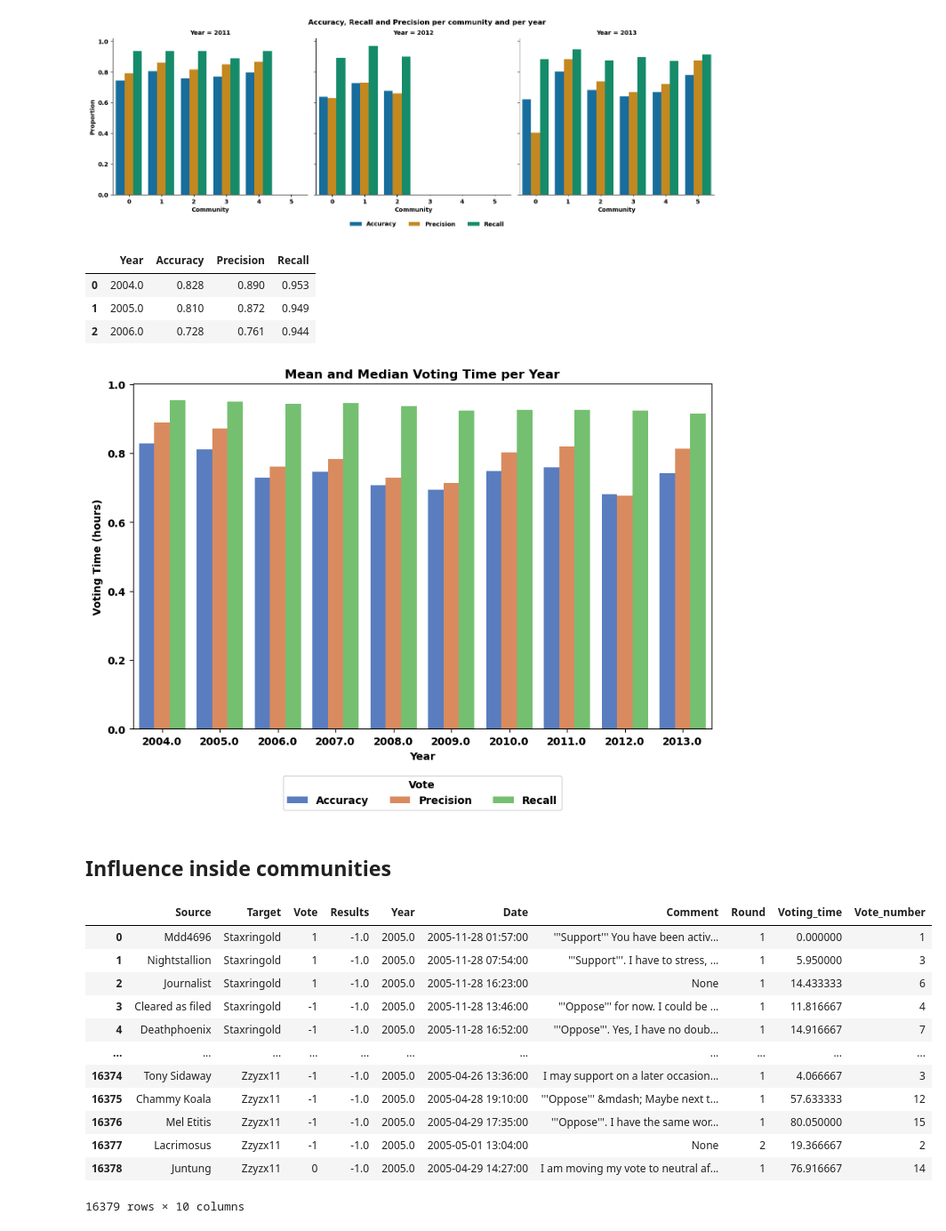
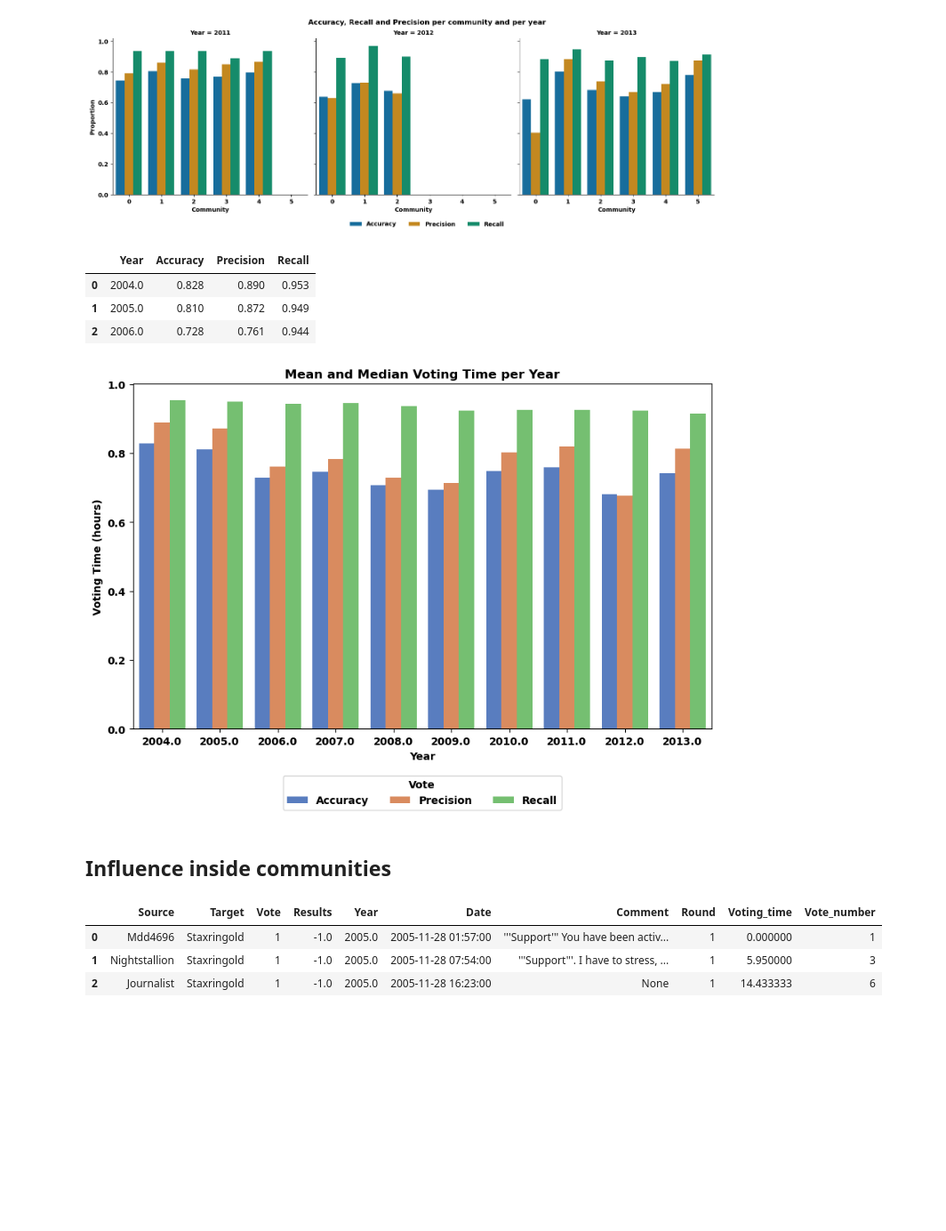
Before and after one commit to epfl-ada/ada-2023-project-abracadabra, a Jupyter notebook: community_analysis.ipynb, the cells around one changed output. Shown at 89% size. Cells and saved outputs as stored; diff of their text form; code cells hidden in the pictures; blank space fills up the shorter version.

```diff
--- a/community_analysis.ipynb
+++ b/community_analysis.ipynb
@@ -535,76 +174,25 @@ plot_recall_accuracy_precision_per_com(df_recall_accuracy_precision_com, [2011,
 [figure]
 [figure]
 [figure]
-# %%
-def calculate_accuracy_recall_precision_on_whole_years(group):
-    """ Plot the recall, accuracy and precision for a specific year
-    Args:
-        group (pd.DataFrame): Dataframe containing the vote and the results for one year
-    """
-    TP = np.sum((group['Vote'] == group['Results']) & (group['Vote'] == 1))
-    TN = np.sum((group['Vote'] == group['Results']) & (group['Vote'] == -1))
-    FN = np.sum((group['Vote'] != group['Results']) & (group['Vote'] == -1))
-    FP = np.sum((group['Vote'] != group['Results']) & (group['Vote'] == 1))
-    N = len(group['Vote'])
-
-    accuracy = (TP + TN) / N if N != 0 else np.nan
-    recall = TP / (TP + FN) if (TP + FN) != 0 else np.nan
-    precision = TP / (TP + FP) if (TP + FP) != 0 else np.nan
-
-    return pd.Series({
-        'Accuracy': np.round(accuracy,3),
-        'Precision': np.round(precision,3),
-        'Recall': np.round(recall,3)
-    })
-
-result_by_year = df_ref.groupby('Year').apply(calculate_accuracy_recall_precision_on_whole_years).reset_index()
-result_by_year.head(3)
-# %% [output]
-|  | Year | Accuracy | Precision | Recall |
-| 0 | 2004.0 | 0.828 | 0.890 | 0.953 |
-| 1 | 2005.0 | 0.810 | 0.872 | 0.949 |
-| 2 | 2006.0 | 0.728 | 0.761 | 0.944 |
-# %%
-def plot_accuracy_recall_precision_on_whole_years(df):
-    """ Plot the recall, accuracy and precision per years
-    Args:
-        df (pd.DataFrame): Dataframe containing the values to plot
-    """
-    # Transform the df in an appropriate form
-    melted_df = pd.melt(df[['Year', 'Accuracy',  'Precision', 'Recall']], id_vars=['Year'], var_name='Statistic', value_name='Value')
-    # Create a bar plot using Seaborn
-    plt.figure(figsize=(10, 6))
-    sns.barplot(x='Year', y='Value', hue='Statistic', data=melted_df, palette='muted')
-
-    # Add labels and title
-    plt.xlabel('Year')
-    plt.ylabel('Voting Time (hours)')
-    plt.title('Mean and Median Voting Time per Year')
-
-    # Add legend
-    plt.legend(title='Vote', loc='lower center', bbox_to_anchor=(0.5, -0.25), ncol=3)
-
-    # Show the plot
-    plt.show()
-plot_accuracy_recall_precision_on_whole_years(result_by_year)
-# %% [output]
-[figure, removed]
+# %%
+result_by_year = df_ref.groupby('Year').apply(calculate_accuracy_recall_precision_on_whole_years).reset_index()
+result_by_year.head(3)
+# %% [output]
+|  | Year | Accuracy | Precision | Recall |
+| 0 | 2004.0 | 0.828 | 0.890 | 0.953 |
+| 1 | 2005.0 | 0.810 | 0.872 | 0.949 |
+| 2 | 2006.0 | 0.728 | 0.761 | 0.944 |
+# %%
+plot_accuracy_recall_precision_on_whole_years(result_by_year)
+# %% [output]
+[figure, added]
 # %% [markdown]
 ## Influence inside communities
 # %%
 df_voting_time_2005 = (df_vote_evolution[df_vote_evolution['Year']==2005]).reset_index(drop=True)
-df_voting_time_2005
+df_voting_time_2005.head(3)
 # %% [output]
 |  | Source | Target | Vote | Results | Year | Date | Comment | Round | Voting_time | Vote_number |
 | 0 | Mdd4696 | Staxringold | 1 | -1.0 | 2005.0 | 2005-11-28 01:57:00 | '''Support''' You have been activ... | 1 | 0.000000 | 1 |
 | 1 | Nightstallion | Staxringold | 1 | -1.0 | 2005.0 | 2005-11-28 07:54:00 | '''Support'''. I have to stress, ... | 1 | 5.950000 | 3 |
 | 2 | Journalist | Staxringold | 1 | -1.0 | 2005.0 | 2005-11-28 16:23:00 | None | 1 | 14.433333 | 6 |
-| 3 | Cleared as filed | Staxringold | -1 | -1.0 | 2005.0 | 2005-11-28 13:46:00 | '''Oppose''' for now. I could be ... | 1 | 11.816667 | 4 |
-| 4 | Deathphoenix | Staxringold | -1 | -1.0 | 2005.0 | 2005-11-28 16:52:00 | '''Oppose'''. Yes, I have no doub... | 1 | 14.916667 | 7 |
-| ... | ... | ... | ... | ... | ... | ... | ... | ... | ... | ... |
-| 16374 | Tony Sidaway | Zzyzx11 | -1 | -1.0 | 2005.0 | 2005-04-26 13:36:00 | I may support on a later occasion... | 1 | 4.066667 | 3 |
-| 16375 | Chammy Koala | Zzyzx11 | -1 | -1.0 | 2005.0 | 2005-04-28 19:10:00 | '''Oppose''' &mdash; Maybe next t... | 1 | 57.633333 | 12 |
-| 16376 | Mel Etitis | Zzyzx11 | -1 | -1.0 | 2005.0 | 2005-04-29 17:35:00 | '''Oppose'''. I have the same wor... | 1 | 80.050000 | 15 |
-| 16377 | Lacrimosus | Zzyzx11 | -1 | -1.0 | 2005.0 | 2005-05-01 13:04:00 | None | 2 | 19.366667 | 2 |
-| 16378 | Juntung | Zzyzx11 | 0 | -1.0 | 2005.0 | 2005-04-29 14:27:00 | I am moving my vote to neutral af... | 1 | 76.916667 | 14 |
-16379 rows × 10 columns
```
Also changed, not shown: parts of 15 cells of this notebook, 1 other file.
